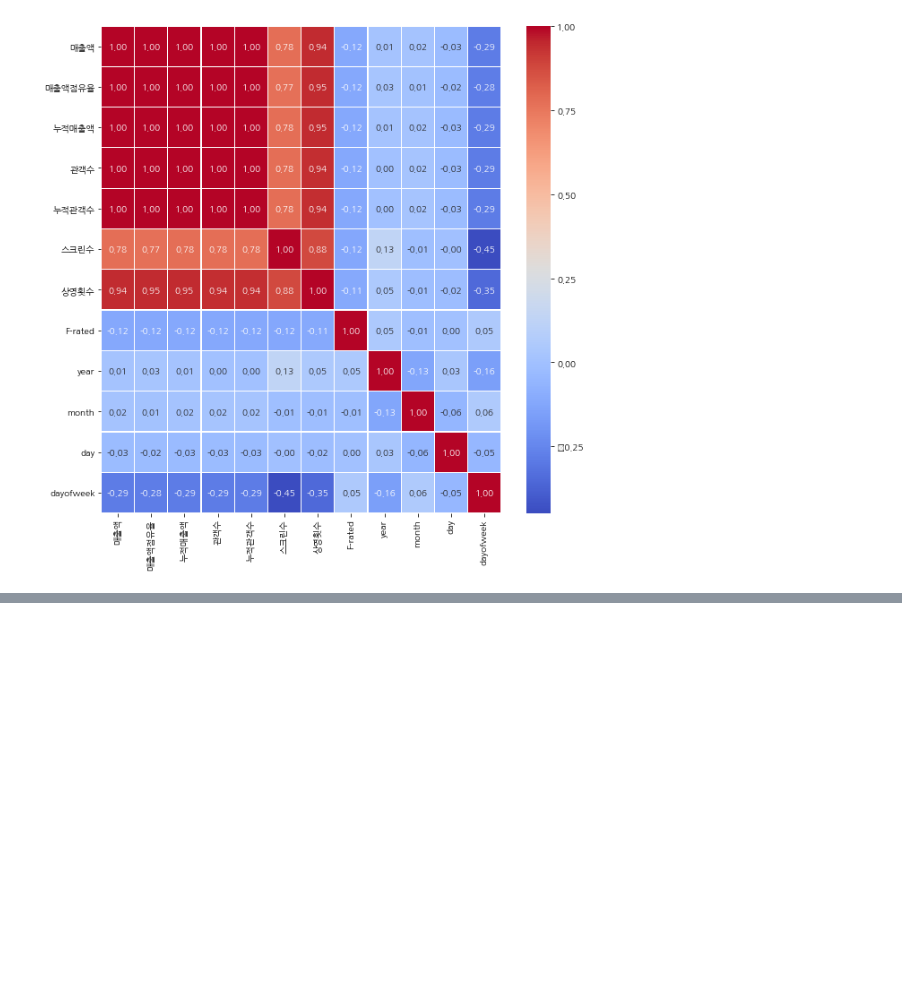
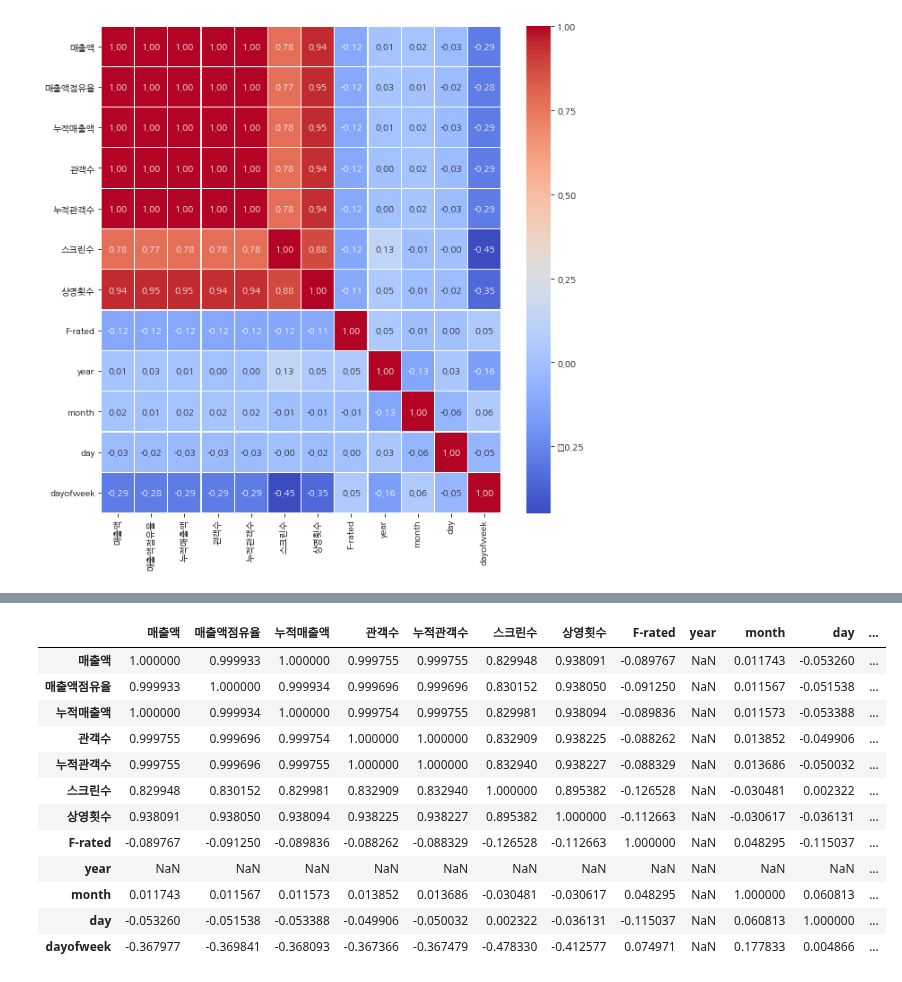
Before and after one commit to kim4pb/Female-led-Korean-Films, a Jupyter notebook: 02.EDA/F-rated_correlation.ipynb, the cells around one changed output, grey strips where cells are left out. Cells and saved outputs as stored; diff of their text form; code cells hidden in the pictures; blank space fills up the shorter version.

```diff
--- a/02.EDA/F-rated_correlation.ipynb
+++ b/02.EDA/F-rated_correlation.ipynb
@@ -236,0 +297,16 @@ dtype('<M8[ns]')
+# %%
+released_2017.corr()
+# %% [output]
+|  | 매출액 | 매출액점유율 | 누적매출액 | 관객수 | 누적관객수 | 스크린수 | 상영횟수 | F-rated | year | month | day | ... |
+| 매출액 | 1.000000 | 0.999933 | 1.000000 | 0.999755 | 0.999755 | 0.829948 | 0.938091 | -0.089767 | NaN | 0.011743 | -0.053260 | ... |
+| 매출액점유율 | 0.999933 | 1.000000 | 0.999934 | 0.999696 | 0.999696 | 0.830152 | 0.938050 | -0.091250 | NaN | 0.011567 | -0.051538 | ... |
+| 누적매출액 | 1.000000 | 0.999934 | 1.000000 | 0.999754 | 0.999755 | 0.829981 | 0.938094 | -0.089836 | NaN | 0.011573 | -0.053388 | ... |
+| 관객수 | 0.999755 | 0.999696 | 0.999754 | 1.000000 | 1.000000 | 0.832909 | 0.938225 | -0.088262 | NaN | 0.013852 | -0.049906 | ... |
+| 누적관객수 | 0.999755 | 0.999696 | 0.999755 | 1.000000 | 1.000000 | 0.832940 | 0.938227 | -0.088329 | NaN | 0.013686 | -0.050032 | ... |
+| 스크린수 | 0.829948 | 0.830152 | 0.829981 | 0.832909 | 0.832940 | 1.000000 | 0.895382 | -0.126528 | NaN | -0.030481 | 0.002322 | ... |
+| 상영횟수 | 0.938091 | 0.938050 | 0.938094 | 0.938225 | 0.938227 | 0.895382 | 1.000000 | -0.112663 | NaN | -0.030617 | -0.036131 | ... |
+| F-rated | -0.089767 | -0.091250 | -0.089836 | -0.088262 | -0.088329 | -0.126528 | -0.112663 | 1.000000 | NaN | 0.048295 | -0.115037 | ... |
+| year | NaN | NaN | NaN | NaN | NaN | NaN | NaN | NaN | NaN | NaN | NaN | ... |
+| month | 0.011743 | 0.011567 | 0.011573 | 0.013852 | 0.013686 | -0.030481 | -0.030617 | 0.048295 | NaN | 1.000000 | 0.060813 | ... |
+| day | -0.053260 | -0.051538 | -0.053388 | -0.049906 | -0.050032 | 0.002322 | -0.036131 | -0.115037 | NaN | 0.060813 | 1.000000 | ... |
+| dayofweek | -0.367977 | -0.369841 | -0.368093 | -0.367366 | -0.367479 | -0.478330 | -0.412577 | 0.074971 | NaN | 0.177833 | 0.004866 | ... |
```
Also changed, not shown: parts of 41 cells of this notebook.
